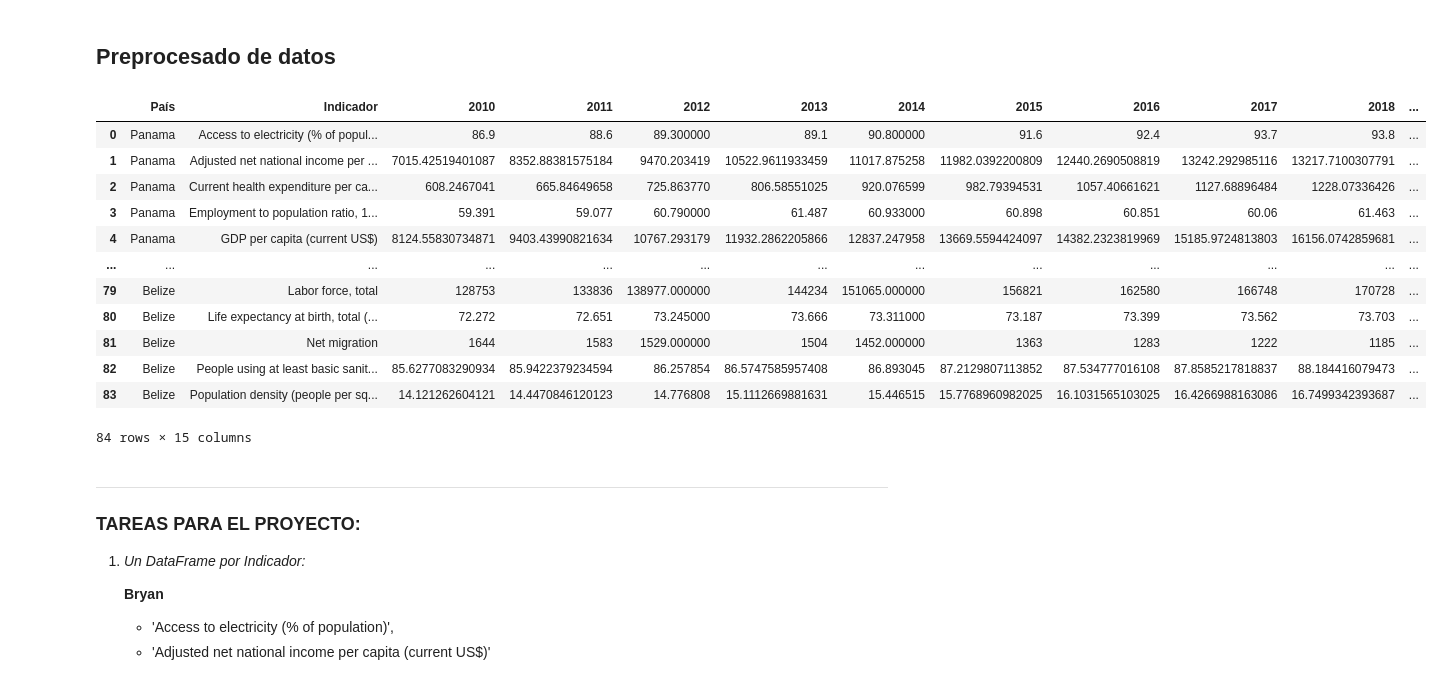
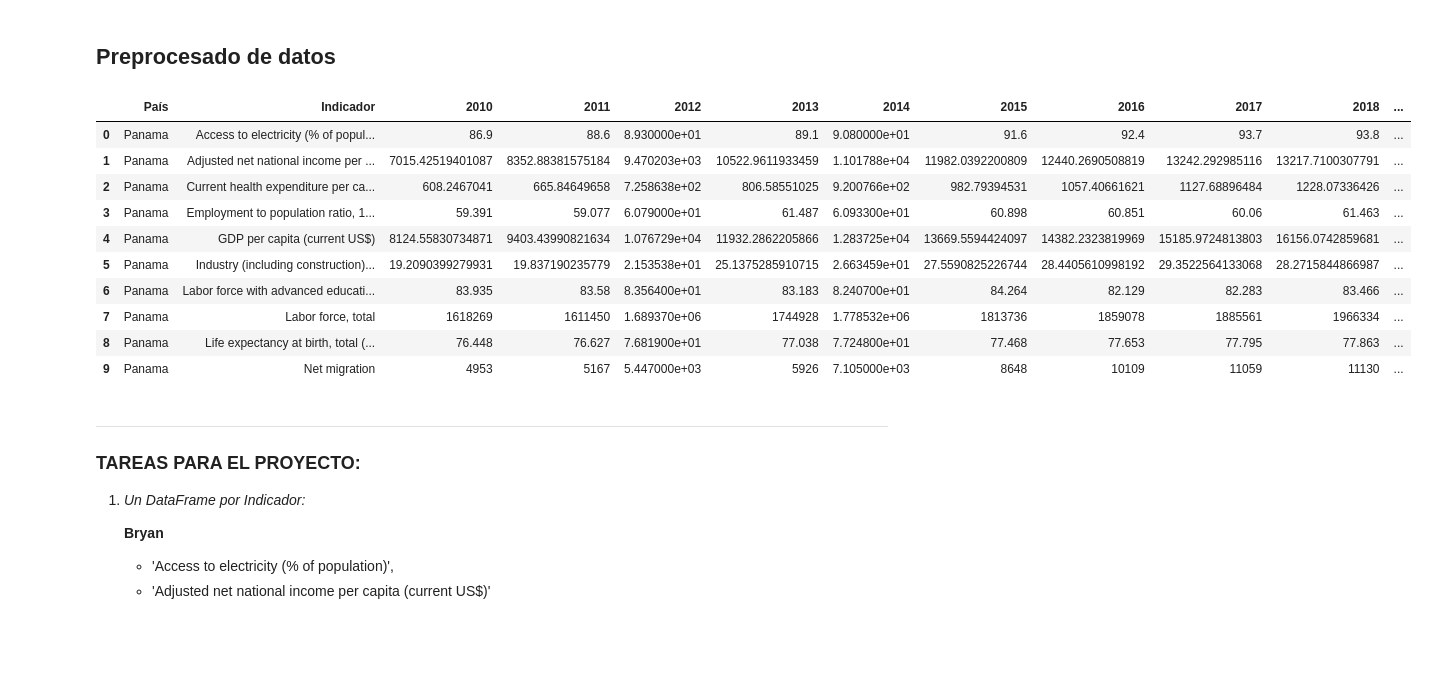
Before and after one commit to KarenSSanchezP/AnalisisLongevidad-AC, a Jupyter notebook: archivo.ipynb, the cells around one changed output. Drawn from its saved outputs; the diff is of its cells as text; code cells hidden in the pictures; blank space fills up the shorter version.

```diff
--- a/archivo.ipynb
+++ b/archivo.ipynb
@@ -6,37 +6,34 @@
 ## Preprocesado de datos
 # %%
 import pandas as pd
+#------------------------------------------------ LIMPIEZA DE DATOS ------------------------------------------------#
+# Datos obtenidos de https://databank.worldbank.org/reports.aspx?source=world-development-indicators#
+with open ("datos.csv", "r") as f: #Leemos el archivo datos.csv que contiene los datos extraidos de la fuente original
+    lineas = f.read().splitlines() #Dividimos el archivo en lineas
+    rangoDeLineas = lineas[:85] #Extraemos las primeras 85 lineas, el resto es info. sobre la fuente
 
-# Datos obtenidos de https://databank.worldbank.org/reports.aspx?source=world-development-indicators#
-with open ("datos.csv", "r") as f:
-    lineas = f.read().splitlines()
-    rangoDeLineas = lineas[:85]
+with open("preprocesado.csv", "w") as f: #Escribimos los datos preprocesados en un archivo nuevo
+    for linea in rangoDeLineas: #Escribimos las lineas del archivo datos.csv en el archivo preprocesado.csv
+        f.write(linea + "\n") #Escribimos una linea por vez y añadimos un salto de linea
 
-with open("preprocesado.csv", "w") as f:
-    for linea in rangoDeLineas:
-        f.write(linea + "\n")
-
-#Leer datos
+#Leemos el archivo preprocesado.csv
 df = pd.read_csv("preprocesado.csv", sep =",")
-df = df.drop(columns=["Series Code", "Country Code"], errors="ignore")
-#Limpieza de datos
+df = df.drop(columns=["Series Code", "Country Code"], errors="ignore") #Eliminamos las columnas que no son datos
 
 df.columns = ['País', 'Indicador', '2010', '2011', '2012', '2013', '2014', '2015', '2016', '2017', '2018', '2019', '2020', '2021', '2022']
-df
+df.head(10) # Muestra las primeras 10 filas del dataframe
 # %% [output]
 |  | País | Indicador | 2010 | 2011 | 2012 | 2013 | 2014 | 2015 | 2016 | 2017 | 2018 | ... |
-| 0 | Panama | Access to electricity (% of popul... | 86.9 | 88.6 | 89.300000 | 89.1 | 90.800000 | 91.6 | 92.4 | 93.7 | 93.8 | ... |
-| 1 | Panama | Adjusted net national income per ... | 7015.42519401087 | 8352.88381575184 | 9470.203419 | 10522.9611933459 | 11017.875258 | 11982.0392200809 | 12440.2690508819 | 13242.292985116 | 13217.7100307791 | ... |
-| 2 | Panama | Current health expenditure per ca... | 608.2467041 | 665.84649658 | 725.863770 | 806.58551025 | 920.076599 | 982.79394531 | 1057.40661621 | 1127.68896484 | 1228.07336426 | ... |
-| 3 | Panama | Employment to population ratio, 1... | 59.391 | 59.077 | 60.790000 | 61.487 | 60.933000 | 60.898 | 60.851 | 60.06 | 61.463 | ... |
-| 4 | Panama | GDP per capita (current US$) | 8124.55830734871 | 9403.43990821634 | 10767.293179 | 11932.2862205866 | 12837.247958 | 13669.5594424097 | 14382.2323819969 | 15185.9724813803 | 16156.0742859681 | ... |
-| ... | ... | ... | ... | ... | ... | ... | ... | ... | ... | ... | ... | ... |
-| 79 | Belize | Labor force, total | 128753 | 133836 | 138977.000000 | 144234 | 151065.000000 | 156821 | 162580 | 166748 | 170728 | ... |
-| 80 | Belize | Life expectancy at birth, total (... | 72.272 | 72.651 | 73.245000 | 73.666 | 73.311000 | 73.187 | 73.399 | 73.562 | 73.703 | ... |
-| 81 | Belize | Net migration | 1644 | 1583 | 1529.000000 | 1504 | 1452.000000 | 1363 | 1283 | 1222 | 1185 | ... |
-| 82 | Belize | People using at least basic sanit... | 85.6277083290934 | 85.9422379234594 | 86.257854 | 86.5747585957408 | 86.893045 | 87.2129807113852 | 87.534777016108 | 87.8585217818837 | 88.184416079473 | ... |
-| 83 | Belize | Population density (people per sq... | 14.121262604121 | 14.4470846120123 | 14.776808 | 15.1112669881631 | 15.446515 | 15.7768960982025 | 16.1031565103025 | 16.4266988163086 | 16.7499342393687 | ... |
+| 0 | Panama | Access to electricity (% of popul... | 86.9 | 88.6 | 8.930000e+01 | 89.1 | 9.080000e+01 | 91.6 | 92.4 | 93.7 | 93.8 | ... |
+| 1 | Panama | Adjusted net national income per ... | 7015.42519401087 | 8352.88381575184 | 9.470203e+03 | 10522.9611933459 | 1.101788e+04 | 11982.0392200809 | 12440.2690508819 | 13242.292985116 | 13217.7100307791 | ... |
+| 2 | Panama | Current health expenditure per ca... | 608.2467041 | 665.84649658 | 7.258638e+02 | 806.58551025 | 9.200766e+02 | 982.79394531 | 1057.40661621 | 1127.68896484 | 1228.07336426 | ... |
+| 3 | Panama | Employment to population ratio, 1... | 59.391 | 59.077 | 6.079000e+01 | 61.487 | 6.093300e+01 | 60.898 | 60.851 | 60.06 | 61.463 | ... |
+| 4 | Panama | GDP per capita (current US$) | 8124.55830734871 | 9403.43990821634 | 1.076729e+04 | 11932.2862205866 | 1.283725e+04 | 13669.5594424097 | 14382.2323819969 | 15185.9724813803 | 16156.0742859681 | ... |
+| 5 | Panama | Industry (including construction)... | 19.2090399279931 | 19.837190235779 | 2.153538e+01 | 25.1375285910715 | 2.663459e+01 | 27.5590825226744 | 28.4405610998192 | 29.3522564133068 | 28.2715844866987 | ... |
+| 6 | Panama | Labor force with advanced educati... | 83.935 | 83.58 | 8.356400e+01 | 83.183 | 8.240700e+01 | 84.264 | 82.129 | 82.283 | 83.466 | ... |
+| 7 | Panama | Labor force, total | 1618269 | 1611450 | 1.689370e+06 | 1744928 | 1.778532e+06 | 1813736 | 1859078 | 1885561 | 1966334 | ... |
+| 8 | Panama | Life expectancy at birth, total (... | 76.448 | 76.627 | 7.681900e+01 | 77.038 | 7.724800e+01 | 77.468 | 77.653 | 77.795 | 77.863 | ... |
+| 9 | Panama | Net migration | 4953 | 5167 | 5.447000e+03 | 5926 | 7.105000e+03 | 8648 | 10109 | 11059 | 11130 | ... |
-84 rows × 15 columns
 # %% [markdown]
 ---
 ### **TAREAS PARA EL PROYECTO:**
```
Also changed, not shown: parts of 35 cells of this notebook.
